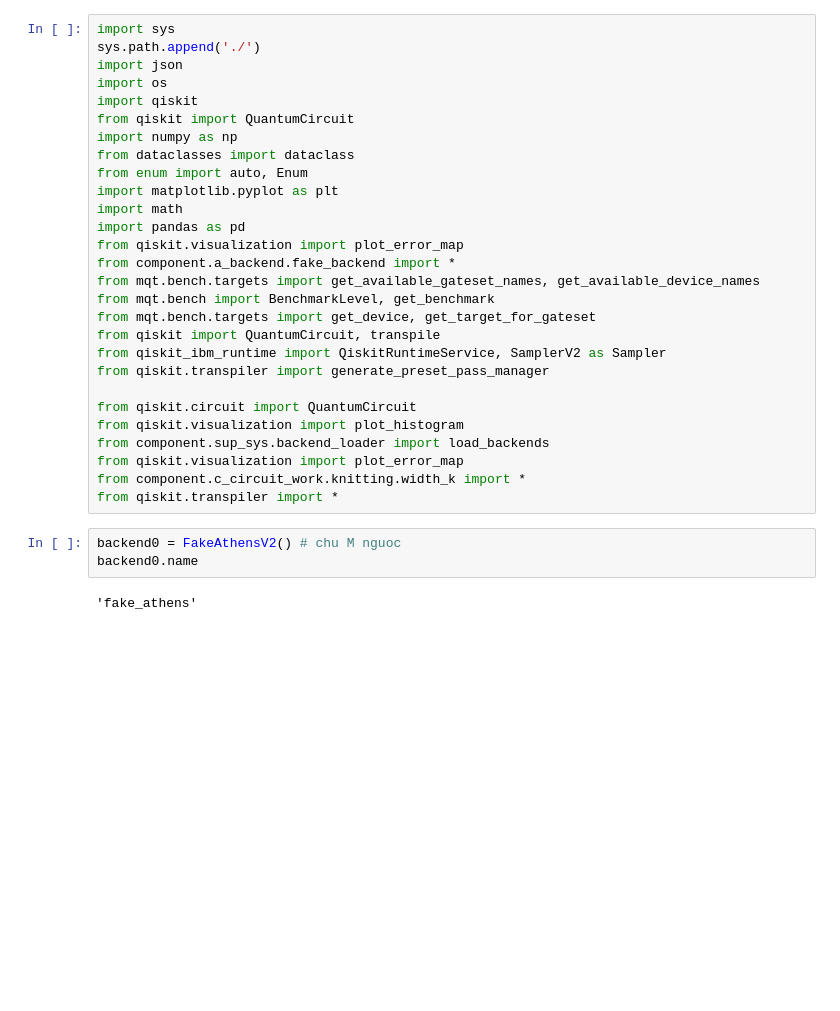
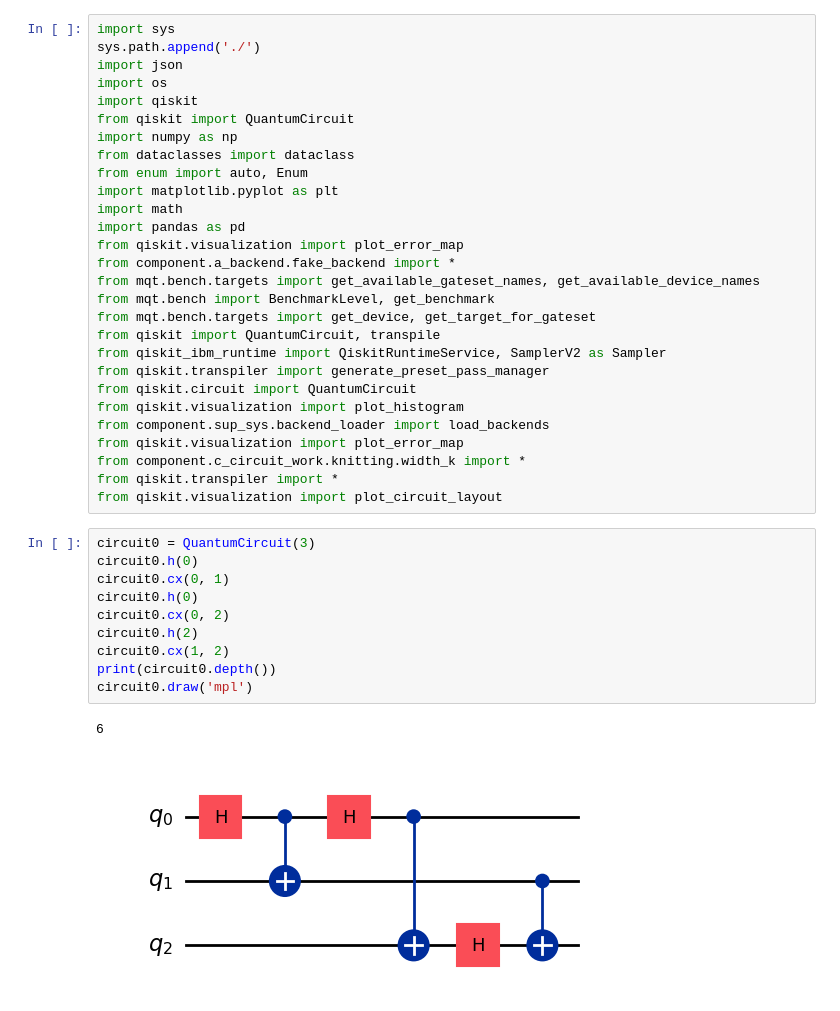
Before and after one commit to MagePro310/Quantum_Simulation_Scheduling_ver1, a Jupyter notebook: test_transpile.ipynb, the cells around one changed output. Saved outputs shown, nothing was run; the diff lists cells and outputs as text; blank space fills up the shorter version.

Commit message:
transpile increase depth test

```diff
--- a/test_transpile.ipynb
+++ b/test_transpile.ipynb
@@ -22,15 +25,23 @@ from mqt.bench.targets import get_device, get_target_for_gateset
 from qiskit import QuantumCircuit, transpile
 from qiskit_ibm_runtime import QiskitRuntimeService, SamplerV2 as Sampler
 from qiskit.transpiler import generate_preset_pass_manager
-
 from qiskit.circuit import QuantumCircuit
 from qiskit.visualization import plot_histogram
 from component.sup_sys.backend_loader import load_backends
 from qiskit.visualization import plot_error_map
 from component.c_circuit_work.knitting.width_k import *
 from qiskit.transpiler import *
+from qiskit.visualization import plot_circuit_layout
-# %%
-backend0 = FakeAthensV2() # chu M nguoc
-backend0.name
-# %% [output]
-'fake_athens'
+# %%
+circuit0 = QuantumCircuit(3)
+circuit0.h(0)
+circuit0.cx(0, 1)
+circuit0.h(0)
+circuit0.cx(0, 2)
+circuit0.h(2)
+circuit0.cx(1, 2)
+print(circuit0.depth())
+circuit0.draw('mpl')
+# %% [output]
+6
+[figure, added]
```
Also changed, not shown: parts of 15 cells of this notebook, 8 other files.
